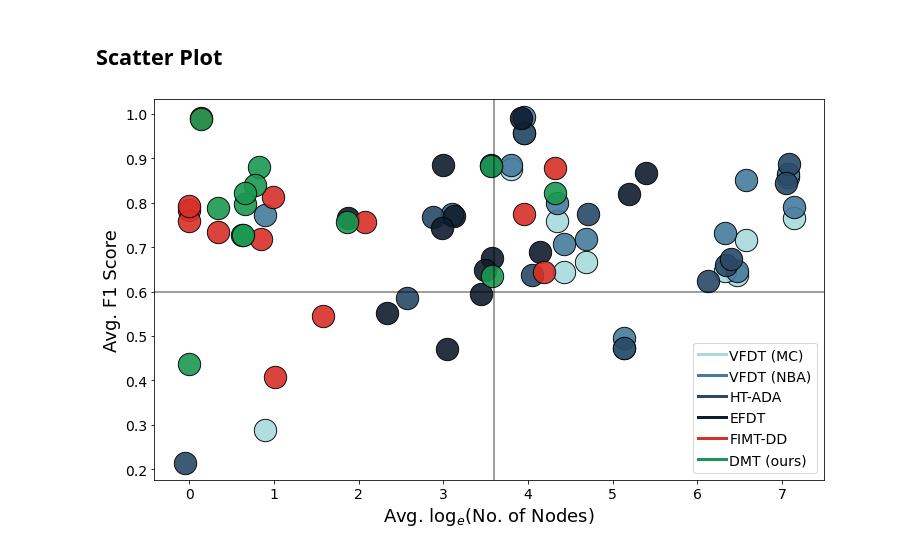
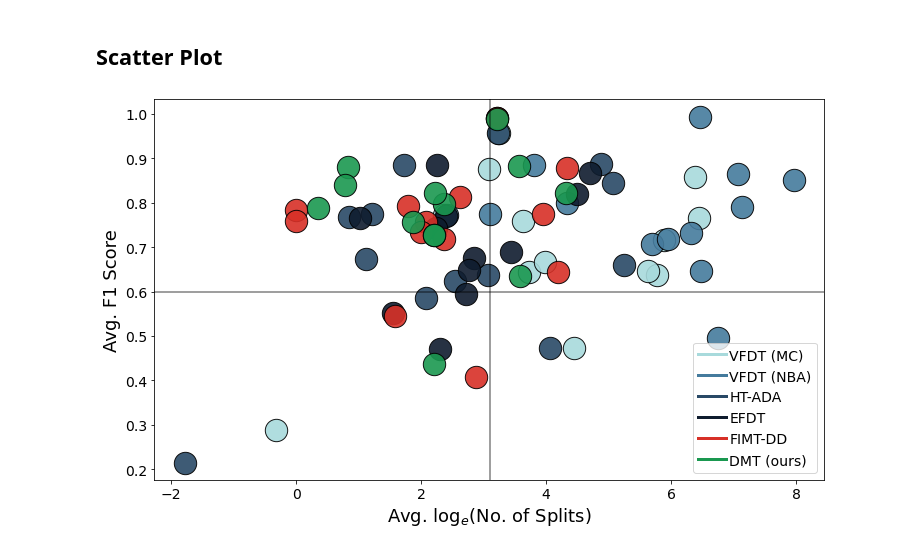
Before and after one commit to haugjo/dynamic-model-tree, a Jupyter notebook: experiment.ipynb, the cells around one changed output. Saved outputs shown, nothing was run; the diff lists cells and outputs as text; code cells hidden in the pictures.

```diff
--- a/experiment.ipynb
+++ b/experiment.ipynb
@@ -169,7 +185,12 @@ for stream_name, stream in datasets.items():
                             depth += weak_learner.get_model_measurements['Tree depth']
                     stats[stream_name][bs][mdl_name]['depth'].append(depth/mdl.n_estimators)  # average depth per estimator
                     stats[stream_name][bs][mdl_name]['n_nodes'].append(n_nodes)  # total nodes
-                elif mdl_name != 'knn':  # all others but knn are HT based models
+                elif mdl_name == 'ht_ada':  # the HT-Ada counts are wrongly calculated by skmultiflow. We use our own manual function instead.
+                    ht_ada_nodes, ht_ada_leaves = get_ht_ada_node_counts(ht=mdl)
+                    stats[stream_name][bs][mdl_name]['n_nodes'].append(ht_ada_nodes)
+                    stats[stream_name][bs][mdl_name]['n_leaves'].append(ht_ada_leaves)
+                    stats[stream_name][bs][mdl_name]['depth'].append(mdl.measure_tree_depth())
+                elif mdl_name != 'knn':  # all other HT model stats can be correctly extracted via the provided property
                     stats[stream_name][bs][mdl_name]['n_nodes'].append(mdl.get_model_measurements['Tree size (nodes)'])
                     stats[stream_name][bs][mdl_name]['n_leaves'].append(mdl.get_model_measurements['Tree size (leaves)'])
                     stats[stream_name][bs][mdl_name]['depth'].append(mdl.measure_tree_depth())
@@ -213,7 +303,7 @@ for data in stats.keys():
 ## Tables
 # %%
 # Create Table of all saved measures
-general_param['measures'] = ['time', 'error', 'n_nodes', 'precision', 'recall', 'f1']
+general_param['measures'] = ['time', 'error', 'n_nodes', 'n_splits', 'n_param', 'depth', 'precision', 'recall', 'f1']
 #general_param['measures'] = ['time', 'accuracy', 'recall', 'precision', 'error', 'n_param', 'n_nodes', 'n_leaves', 'depth']
 
 aggregated_stats = dict()
@@ -261,14 +351,18 @@ for meas in general_param['measures']:
 
             aggregated_stats[meas][stream_name][mdl_name] = [mean, std]
 
-            if meas in ['n_nodes', 'n_leaves', 'depth']:
+            if meas in ['n_nodes', 'n_leaves', 'n_splits', 'depth']:
                 table.loc[mdl_name.upper(), stream_name.upper()] = '{:0.1f}'.format(mean) + ' ' + u"\u00B1" + ' ' + '{:0.1f}'.format(std)
+            elif meas == 'n_param':
+                table.loc[mdl_name.upper(), stream_name.upper()] = '{:0.0f}'.format(mean) + ' ' + u"\u00B1" + ' ' + '{:0.0f}'.format(std)
             else:
                 table.loc[mdl_name.upper(), stream_name.upper()] = '{:0.2f}'.format(mean) + ' ' + u"\u00B1" + ' ' + '{:0.2f}'.format(std)
 
     for mdl_name in mean_per_mdl.keys():  # print average measure per model
-        if meas in ['n_nodes', 'n_leaves', 'depth']:
+        if meas in ['n_nodes', 'n_leaves', 'n_splits', 'depth']:
             table.loc[mdl_name.upper(),'Mean'] = '{:0.1f}'.format(mean_per_mdl[mdl_name]) + ' ' + u"\u00B1" + ' ' + '{:0.1f}'.format(std_per_mdl[mdl_name])
+        elif meas == 'n_param':
+            table.loc[mdl_name.upper(),'Mean'] = '{:0.0f}'.format(mean_per_mdl[mdl_name]) + ' ' + u"\u00B1" + ' ' + '{:0.0f}'.format(std_per_mdl[mdl_name])
         else:
             table.loc[mdl_name.upper(),'Mean'] = '{:0.2f}'.format(mean_per_mdl[mdl_name]) + ' ' + u"\u00B1" + ' ' + '{:0.2f}'.format(std_per_mdl[mdl_name])
 
@@ -311,7 +405,7 @@ palette = palette = ["#a8dadc","#457b9d","#294966","#0f1c2e","#d73027","#1a9850"
 considered_models = ['ht_mc','ht_nba','ht_ada','efdt','fimtdd','dmt']  # stand-alone models
 
 # Create plot for all saved measures, datasets and batch sizes
-for meas in ['f1', 'n_nodes']:  #  general_param['measures']:
+for meas in ['f1','n_splits']:  #  general_param['measures']:
     for stream_name in stats.keys():
         for bs in [0.001]:  # stats[stream_name].keys():
             print('{}-{}-{}'.format(meas, stream_name, bs))
@@ -326,15 +420,21 @@ for meas in ['f1', 'n_nodes']:  #  general_param['measures']:
                 if not (mdl_name == 'knn' and meas in ['n_nodes', 'n_leaves', 'depth']):
                     n_mvg = 20  # size of moving window
 
-                    measures = pd.Series(stats[stream_name][bs][mdl_name][meas]).rolling(n_mvg).mean()
-                    errors = pd.Series(stats[stream_name][bs][mdl_name][meas]).rolling(n_mvg).std()
+                    if meas in ['n_splits', 'n_param']:  # Show logarithm
+                        raw = stats[stream_name][bs][mdl_name][meas].astype(float)
+                        raw = np.log(raw, where=raw>0, out=np.zeros_like(raw))
+                        measures = pd.Series(raw).rolling(n_mvg).mean()
+                        errors = pd.Series(raw).rolling(n_mvg).std()
+                    else:
+                        measures = pd.Series(stats[stream_name][bs][mdl_name][meas]).rolling(n_mvg).mean()
+                        errors = pd.Series(stats[stream_name][bs][mdl_name][meas]).rolling(n_mvg).std()
 
                     plt.plot(np.arange(measures.shape[0]), measures, color=palette[col_i], ls='-', lw=3, zorder=z_i+col_i)
 
                     upper_error = measures + errors
                     lower_error = measures - errors
                     lower_error[lower_error < 0] = 0  # set lower limit of error bound to zero
-                    plt.fill_between(np.arange(measures.shape[0]), lower_error, upper_error, color=palette[col_i], alpha=0.15)
+                    plt.fill_between(np.arange(measures.shape[0]), lower_error, upper_error, color=palette[col_i], alpha=0.15, label='_nolegend_')
 
                     if mdl_name == 'dmt':
                         legend_names.append('DMT (ours)')
@@ -355,6 +455,10 @@ for meas in ['f1', 'n_nodes']:  #  general_param['measures']:
                 plt.ylabel(meas.capitalize() + ' (sec.)', fontsize=18)
             elif meas == 'n_nodes':
                 plt.ylabel('No. of Nodes', fontsize=18)
+            elif meas == 'n_splits':
+                plt.ylabel('$\log_e$(No. of Splits)', fontsize=18)
+            elif meas == 'n_param':
+                plt.ylabel('$\log_e$(No. of Param)', fontsize=18)
             else:
                 plt.ylabel(meas.capitalize(), fontsize=18)
             plt.yticks(fontsize=14)
@@ -362,7 +466,7 @@ for meas in ['f1', 'n_nodes']:  #  general_param['measures']:
             plt.xlabel('Time Step $t$', fontsize=18)
             plt.xlim(n_mvg, measures.shape[0] + 1)
             plt.ylim(top=max_y * 1.15)
-            #plt.savefig('./figures/stand_alone_classifiers/{}_{}.pdf'.format(meas, stream_name), format='pdf', bbox_inches='tight')
+            #plt.savefig('./figures/{}_{}.pdf'.format(meas, stream_name), format='pdf', bbox_inches='tight')
             plt.show()
 # %% [output]
 f1-electricity-0.001
@@ -411,37 +515,37 @@ for i, mdl_name in enumerate(considered_models):
     handles_mdl.append(Line2D([0], [0], lw=3, color=palette[mdl_i], label=mdl_names[i]))
 
     for stream_name in considered_streams:
-        x = np.log(aggregated_stats['n_nodes'][stream_name][mdl_name][0])
+        x = np.log(aggregated_stats['n_splits'][stream_name][mdl_name][0])
         y = aggregated_stats['f1'][stream_name][mdl_name][0]
         size=500
         # size = (aggregated_stats['f1'][stream_name][mdl_name][1] / max_std) * 2000  # scale according to standard deviation
 
         plt.scatter(x, y, s=size, c=palette[mdl_i], edgecolors='black', marker='o', alpha=.9)
         # plt.scatter(x, y, s=size, c=palette[mdl_i], edgecolors='black', marker=markers[stream_i], alpha=0.8)  # distinguish data sets
         #plt.scatter(x, y, s=20, c='black', marker='x')
 
         #if len(handles_stream) < len(considered_streams):
         #    handles_stream.append(Line2D([0], [0], marker=markers[stream_i], label=stream_name.upper(), markersize=15, color='w', markeredgecolor='black'))
 
         stream_i += 1
 
     mdl_i += 1
 
 plt.yticks(fontsize=14)
 plt.xticks(fontsize=14)
 #plt.xlim(left=-0.2,right=6.8) # ADJUST ACCORDINGLY!
 #plt.ylim(top=1.01) # ADJUST ACCORDINGLY!
-plt.xlabel('Avg. $\log_e$(No. of Nodes)', fontsize=18)
+plt.xlabel('Avg. $\log_e$(No. of Splits)', fontsize=18)
 plt.ylabel('Avg. F1 Score', fontsize=18)
 
 # Grid
 plt.axhline(.6, color='black', alpha=0.5)
-plt.axvline(3.6, color='black', alpha=0.5)
+plt.axvline(3.1, color='black', alpha=0.5)
 
 first_legend = plt.legend(handles=handles_mdl, prop={'size': 14}, handletextpad=0.2, loc='lower right')
 #plt.gca().add_artist(first_legend)
 #plt.legend(handles=handles_stream, prop={'size': 14}, handletextpad=0.2, loc='upper right', bbox_to_anchor=(0.875, 1))
-#plt.savefig('./figures/scatter/scatter.pdf', format='pdf', bbox_inches='tight')
+plt.savefig('./figures/scatter.pdf', format='pdf', bbox_inches='tight')
 plt.show()
 # %% [output]
-[figure, old version]
+[figure, new version]
```
Also changed, not shown: parts of 7 cells of this notebook, 2 other files.
